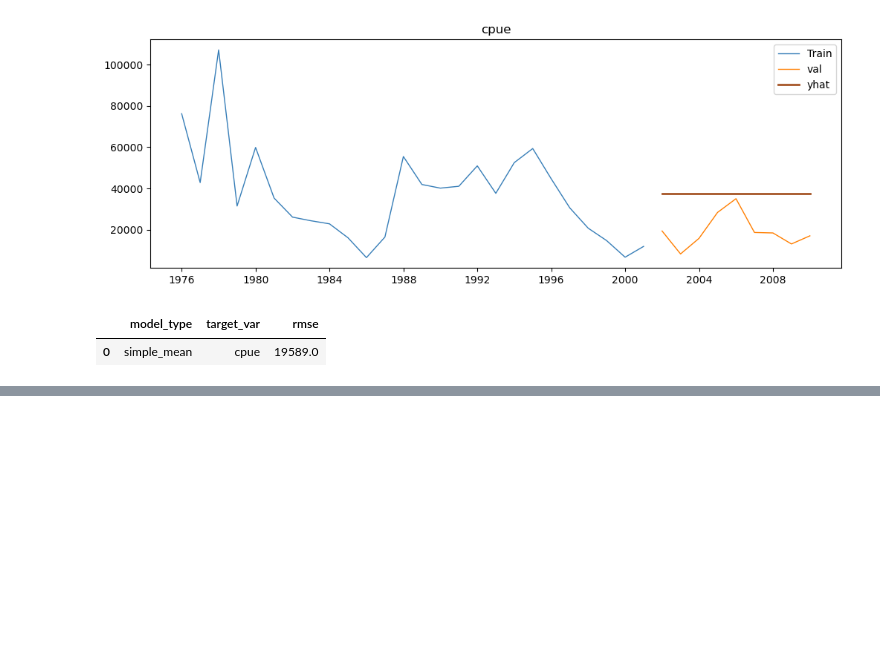
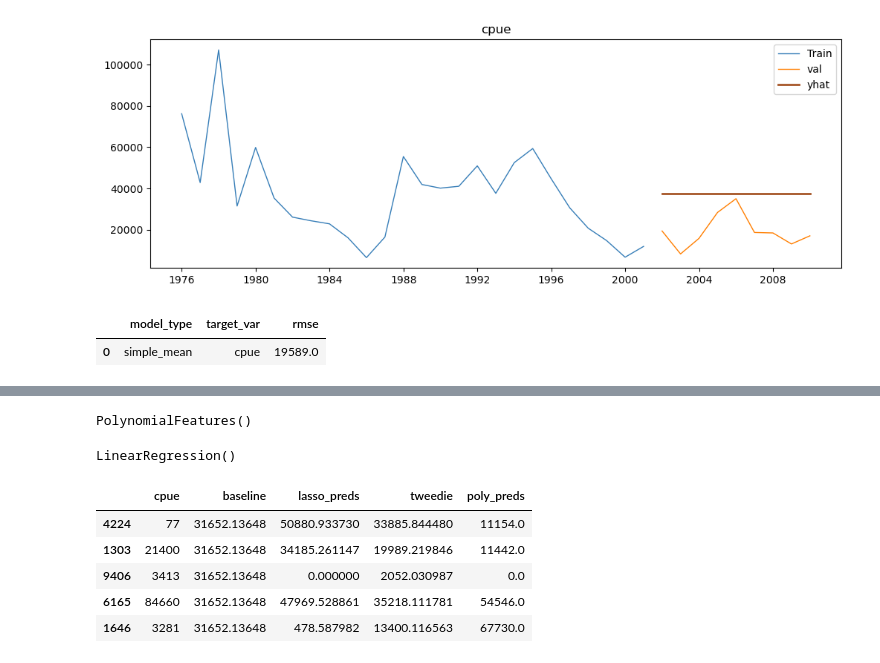
Before and after one commit to Bartholomew-Taylor/individual_project, a Jupyter notebook: modeling_scratch.ipynb, the cells around one changed output, grey strips where cells are left out. Saved outputs shown, nothing was run; the diff lists cells and outputs as text; code cells hidden in the pictures; blank space fills up the shorter version.

```diff
--- a/modeling_scratch.ipynb
+++ b/modeling_scratch.ipynb
@@ -183,0 +299,4 @@ eval_df
+# %%
+pf.fit(x_train, y_train)
+# %% [output]
+PolynomialFeatures()
@@ -183,0 +305,20 @@ eval_df
+# %%
+lm = LinearRegression()
+# %%
+lm.fit(x_poly, y_train)
+# %% [output]
+LinearRegression()
+# %%
+poly_preds = lm.predict(x_poly)
+# %%
+poly_preds[poly_preds < 0] = 0
+# %%
+preds_df['poly_preds'] = poly_preds
+preds_df.head()
+# %% [output]
+|  | cpue | baseline | lasso_preds | tweedie | poly_preds |
+| 4224 | 77 | 31652.13648 | 50880.933730 | 33885.844480 | 11154.0 |
+| 1303 | 21400 | 31652.13648 | 34185.261147 | 19989.219846 | 11442.0 |
+| 9406 | 3413 | 31652.13648 | 0.000000 | 2052.030987 | 0.0 |
+| 6165 | 84660 | 31652.13648 | 47969.528861 | 35218.111781 | 54546.0 |
+| 1646 | 3281 | 31652.13648 | 478.587982 | 13400.116563 | 67730.0 |
```
Also changed, not shown: parts of 43 cells of this notebook, 1 other file.
